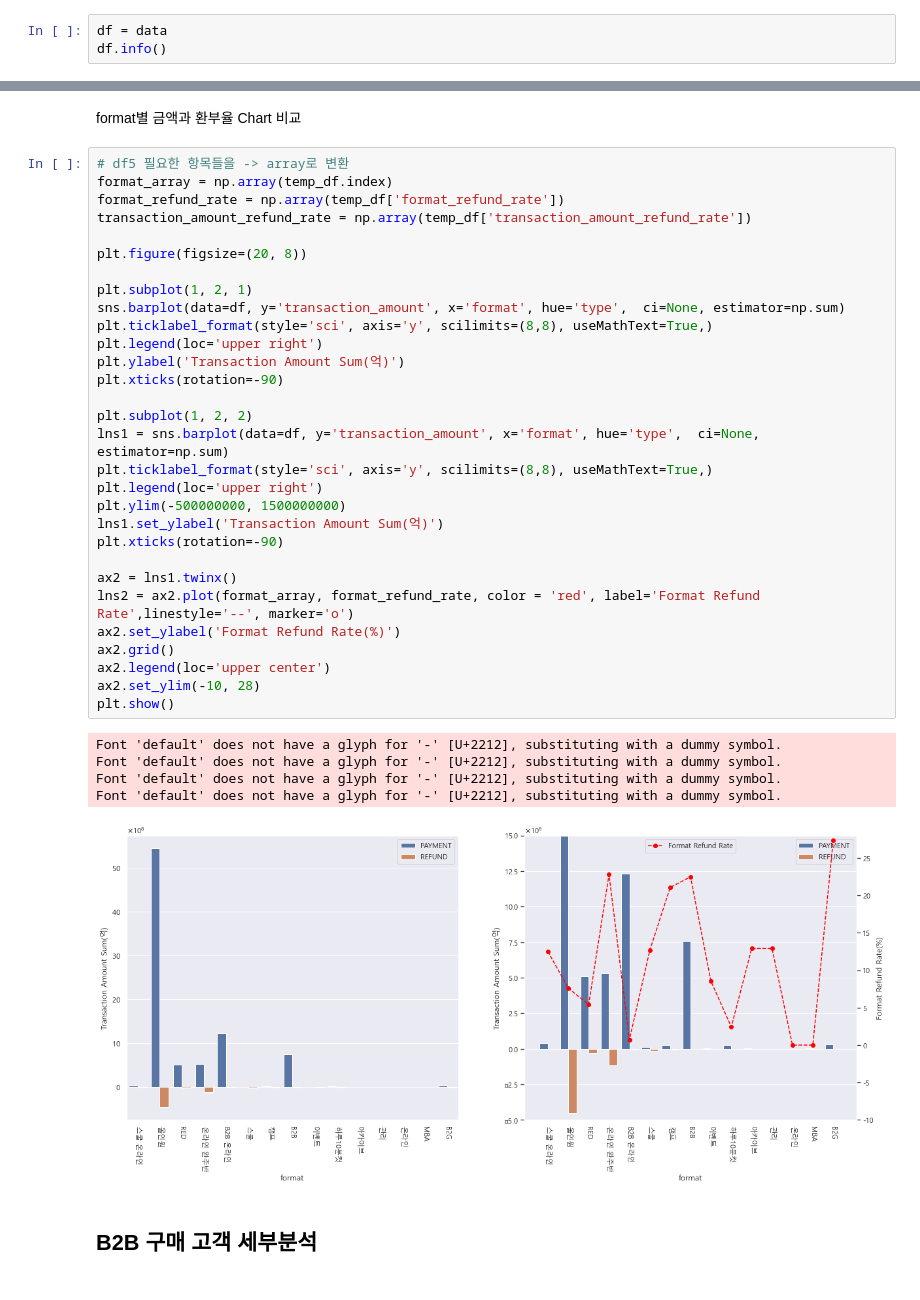
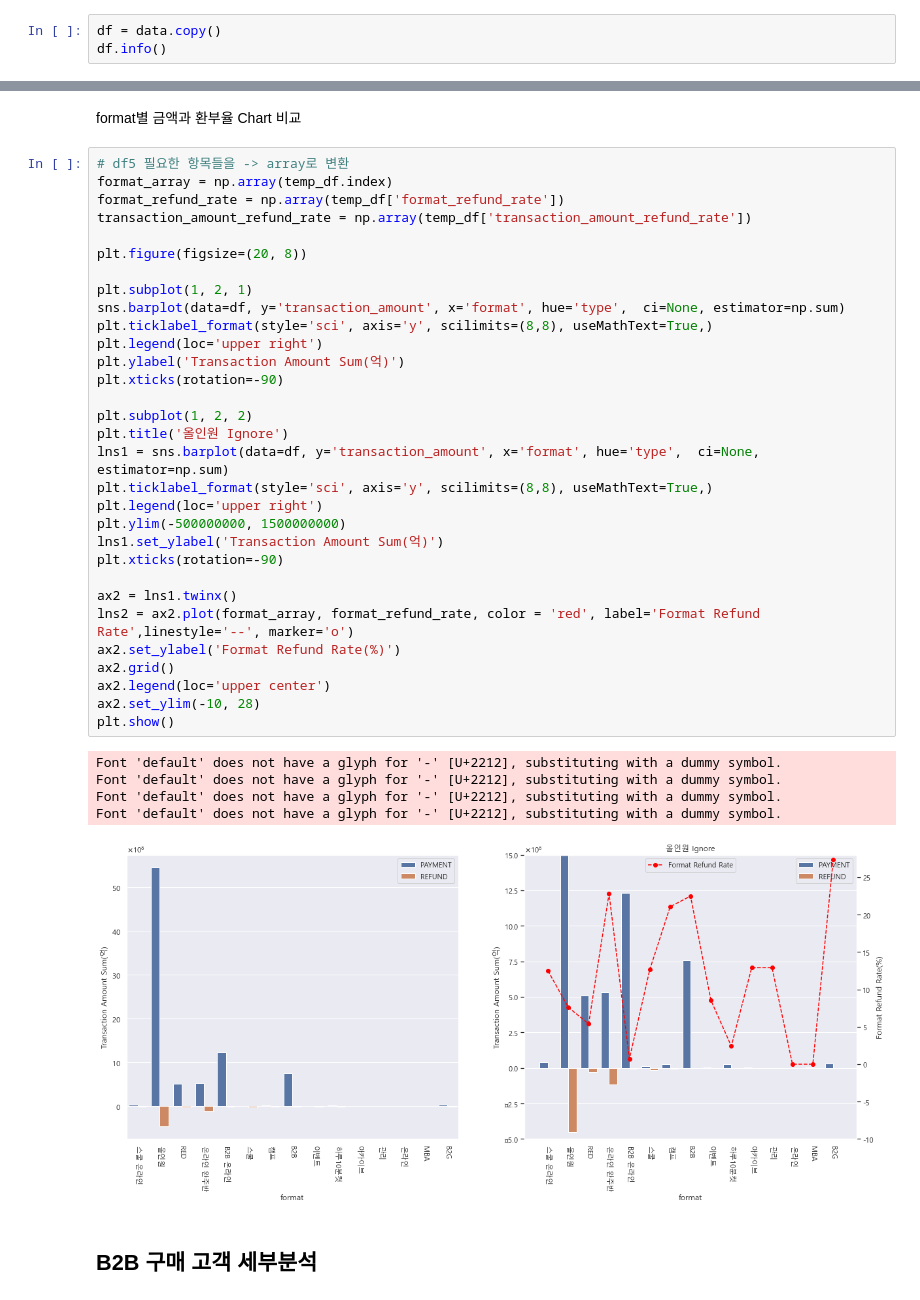
Before and after one commit to yd-online3/fc_miniproject, a Jupyter notebook: fc_mini_hojun_제출용.ipynb, the cells around one changed output, grey strips where cells are left out. Saved outputs shown, nothing was run; the diff lists cells and outputs as text.

```diff
--- a/fc_mini_hojun_제출용.ipynb
+++ b/fc_mini_hojun_제출용.ipynb
@@ -32,7 +32,7 @@ data = pd.read_excel(url)
 # %% [markdown]
 ### 분석 자료의 기본 정보 확인
 # %%
-df = data
+df = data.copy()
 df.info()
 # %% [output]
 <class 'pandas.core.frame.DataFrame'>
@@ -447,34 +470,35 @@ transaction_amount_refund_rate = np.array(temp_df['transaction_amount_refund_rat
 
 plt.figure(figsize=(20, 8))
 
 plt.subplot(1, 2, 1)
 sns.barplot(data=df, y='transaction_amount', x='format', hue='type',  ci=None, estimator=np.sum)
 plt.ticklabel_format(style='sci', axis='y', scilimits=(8,8), useMathText=True,)
 plt.legend(loc='upper right')
 plt.ylabel('Transaction Amount Sum(억)')
 plt.xticks(rotation=-90)
 
 plt.subplot(1, 2, 2)
+plt.title('올인원 Ignore')
 lns1 = sns.barplot(data=df, y='transaction_amount', x='format', hue='type',  ci=None, estimator=np.sum)
 plt.ticklabel_format(style='sci', axis='y', scilimits=(8,8), useMathText=True,)
 plt.legend(loc='upper right')
 plt.ylim(-500000000, 1500000000)
 lns1.set_ylabel('Transaction Amount Sum(억)')
 plt.xticks(rotation=-90)
 
 ax2 = lns1.twinx()
 lns2 = ax2.plot(format_array, format_refund_rate, color = 'red', label='Format Refund Rate',linestyle='--', marker='o')
 ax2.set_ylabel('Format Refund Rate(%)')
 ax2.grid()
 ax2.legend(loc='upper center')
 ax2.set_ylim(-10, 28)
 plt.show()
 # %% [output]
 Font 'default' does not have a glyph for '-' [U+2212], substituting with a dummy symbol.
 Font 'default' does not have a glyph for '-' [U+2212], substituting with a dummy symbol.
 Font 'default' does not have a glyph for '-' [U+2212], substituting with a dummy symbol.
 Font 'default' does not have a glyph for '-' [U+2212], substituting with a dummy symbol.
-[figure, old version]
+[figure, new version]
 # %% [markdown]
 ## B2B 구매 고객 세부분석
 # %% [markdown]
```
Also changed, not shown: parts of 15 cells of this notebook.
